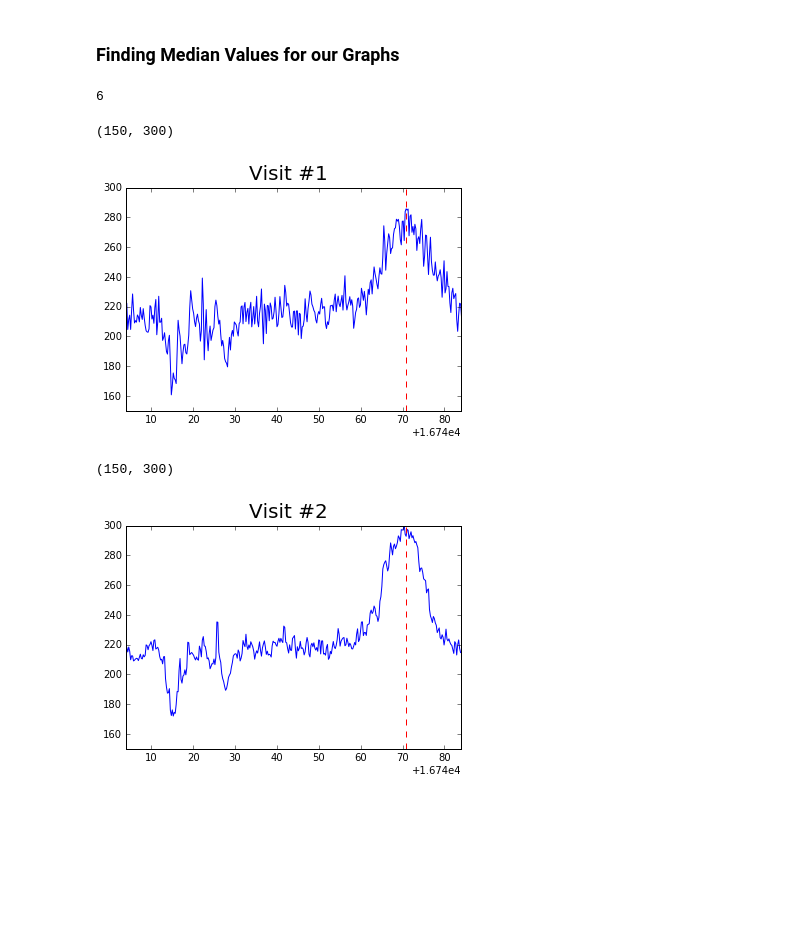
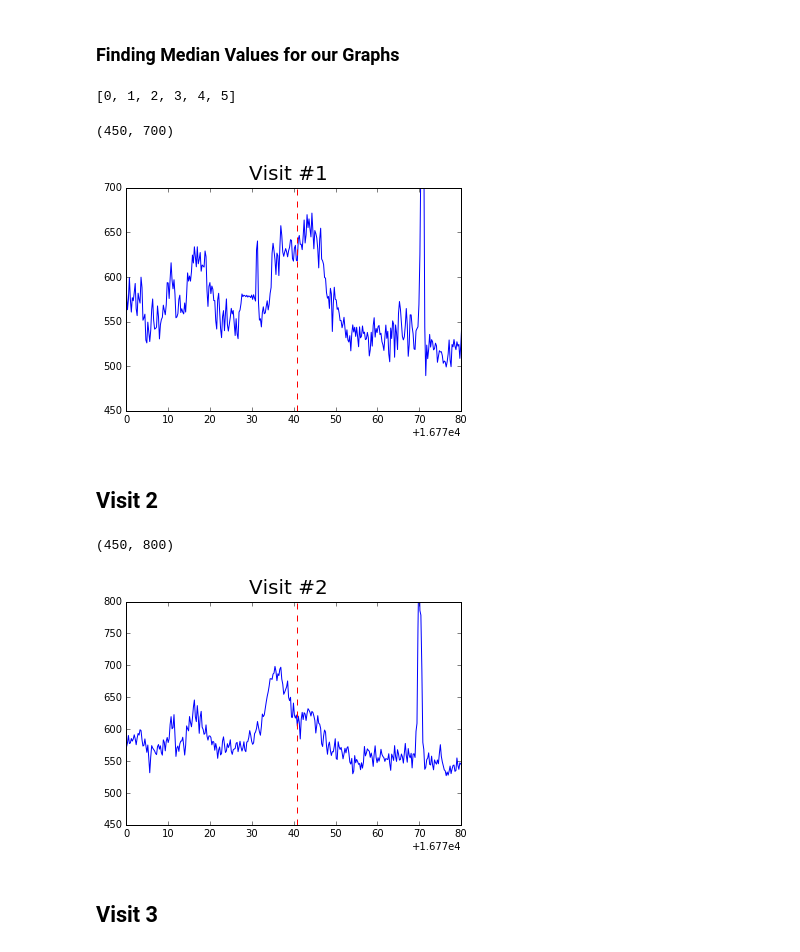
Before and after one commit to ballanr/T-Tauri, a Jupyter notebook: Code Lab.ipynb, the cells around one changed output. Saved outputs shown, nothing was run; the diff lists cells and outputs as text; code cells hidden in the pictures; blank space fills up the shorter version.

```diff
--- a/Code Lab.ipynb
+++ b/Code Lab.ipynb
@@ -47,8 +53,8 @@ spec109= apread.apStar(4572,'2M06405639+0935533',ext=0,header=True)
 #print spec106[1]['NVISITS']
 #print spec107[1]['NVISITS']
 #print spec108[1]['NVISITS']
-print spec109[1]['NVISITS']
+print range(spec109[1]['NVISITS'])
 #print spec110[1]['NVISITS']
 #print spec111[1]['NVISITS']
 # %% [output]
-6
+[0, 1, 2, 3, 4, 5]
@@ -55,28 +64,30 @@ print spec109[1]['NVISITS']
 # %%
-#let's try graphing all 6 visits from an easy to
-#read spec like spec109
 visit1 = 1
-spec9= apread.apStar(4572,'2M06405639+0935533',ext=1,header=False)[1 + visit1]
+spec21= apread.apStar(4587,'2M03250943+3046215',ext=1,header=False)[1 + visit1]
 fig = plt.figure()
-plt.plot(Lambda,spec9)
+plt.plot(Lambda,spec21)
 fig.suptitle('Visit #1', fontsize=20)
 plt.axvline(x=16810.7776,ls='dashed',color='r')
-plt.xlim([16744,16824])
-plt.ylim([150,300])
+plt.xlim([16770,16850])
+plt.ylim([450,700])
 # %% [output]
-(150, 300)
+(450, 700)
-[figure, old version]
+[figure, new version]
+# %% [markdown]
+## Visit 2
 # %%
 visit1 = 2
-spec9= apread.apStar(4572,'2M06405639+0935533',ext=1,header=False)[1 + visit1]
+spec22= apread.apStar(4587,'2M03250943+3046215',ext=1,header=False)[1 + visit1]
 fig = plt.figure()
-plt.plot(Lambda,spec9)
+plt.plot(Lambda,spec22)
 fig.suptitle('Visit #2', fontsize=20)
 plt.axvline(x=16810.7776,ls='dashed',color='r')
-plt.xlim([16744,16824])
-plt.ylim([150,300])
+plt.xlim([16770,16850])
+plt.ylim([450,800])
 # %% [output]
-(150, 300)
+(450, 800)
-[figure, old version]
+[figure, new version]
+# %% [markdown]
+## Visit 3
 # %%
 visit1 = 3
```
Also changed, not shown: parts of 35 cells of this notebook.
